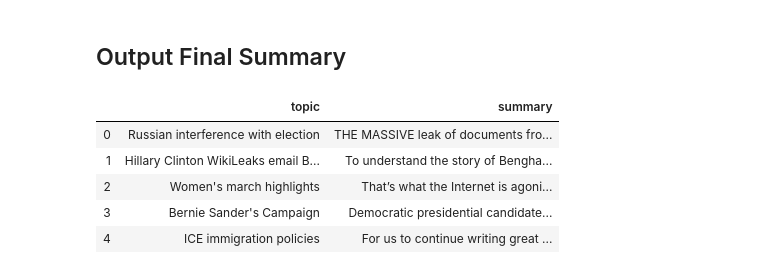
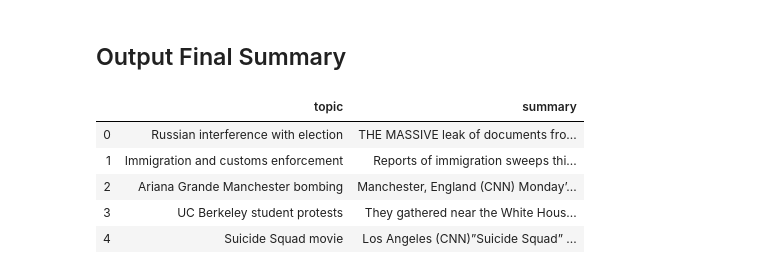
Before and after one commit to s-miramontes/News_Filter, a Jupyter notebook: notebooks/summarize_training.ipynb, the cells around one changed output. Cells and saved outputs as stored; diff of their text form; code cells hidden in the pictures.

```diff
--- a/notebooks/summarize_training.ipynb
+++ b/notebooks/summarize_training.ipynb
@@ -90,16 +99,16 @@ summary_of_summaries
 # %% [markdown]
 ## Output Final Summary
 # %%
-input_topics = ["Russian interference with election", "Hillary Clinton WikiLeaks email Benghazi", "Women's march highlights", "Bernie Sander's Campaign", "ICE immigration policies"]
+input_topics = ["Russian interference with election", "Immigration and customs enforcement", "Ariana Grande Manchester bombing", "UC Berkeley student protests", "Suicide Squad movie"]
 
 summaries_df = pd.DataFrame({'topic': input_topics, 'summary': summary_of_summaries})
 summaries_df
 # %% [output]
 |  | topic | summary |
 | 0 | Russian interference with election | THE MASSIVE leak of documents fro... |
-| 1 | Hillary Clinton WikiLeaks email B... | To understand the story of Bengha... |
-| 2 | Women's march highlights | That’s what the Internet is agoni... |
-| 3 | Bernie Sander's Campaign | Democratic presidential candidate... |
-| 4 | ICE immigration policies | For us to continue writing great ... |
+| 1 | Immigration and customs enforcement | Reports of immigration sweeps thi... |
+| 2 | Ariana Grande Manchester bombing | Manchester, England (CNN) Monday’... |
+| 3 | UC Berkeley student protests | They gathered near the White Hous... |
+| 4 | Suicide Squad movie | Los Angeles (CNN)”Suicide Squad” ... |
 # %%
 summaries_df.to_csv('news_filter/data/filter_summaries.csv', index=False)
```
Also changed, not shown: parts of 3 cells of this notebook.
